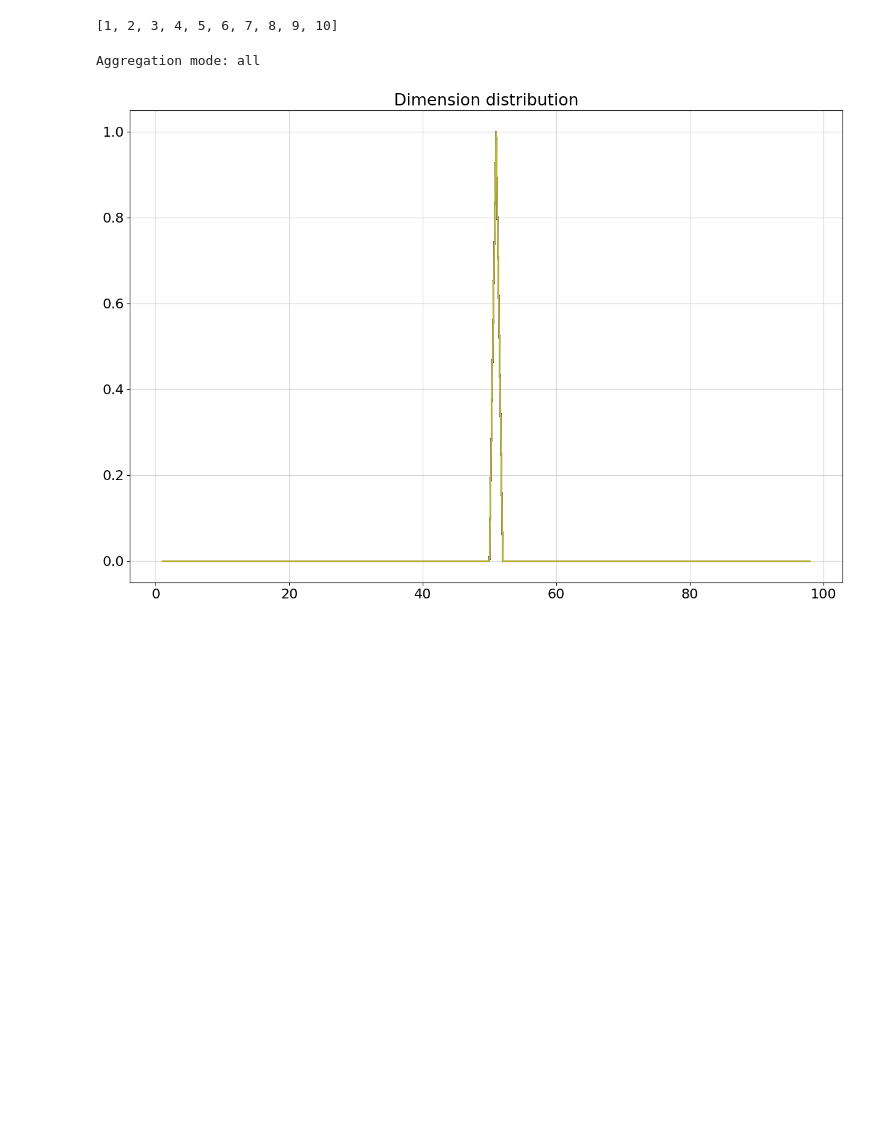
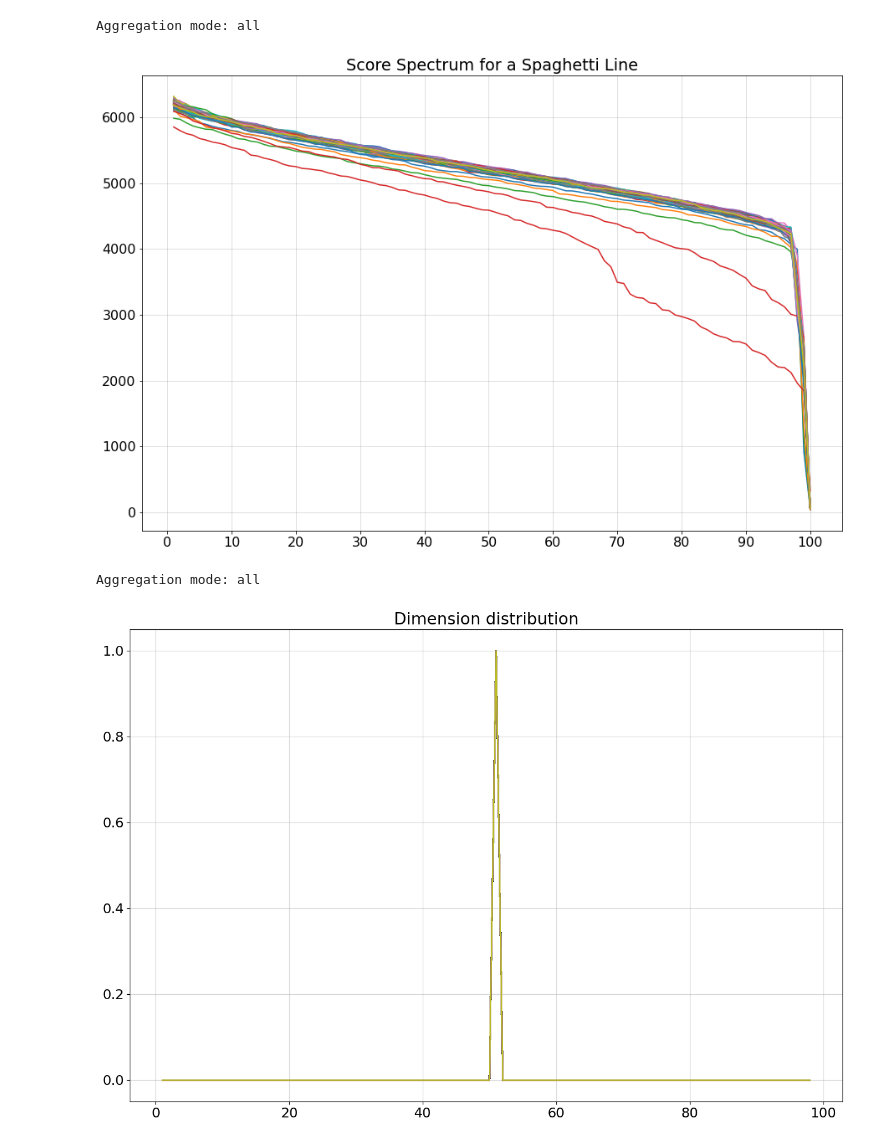
Before and after one commit to GBATZOLIS/conditional_score_diffusion, a Jupyter notebook: notebooks/plot_spectrum.ipynb, the cells around one changed output. Cells and saved outputs as stored; diff of their text form; code cells hidden in the pictures; blank space fills up the shorter version.

```diff
--- a/notebooks/plot_spectrum.ipynb
+++ b/notebooks/plot_spectrum.ipynb
@@ -10,12 +12,8 @@ from plot_utils import plot_spectrum
 # %%
 #path = 'logs/ksphere/n_1/dim_10/random_isometry/uniform_random/svd/svd_9000.pkl'
-path = 'logs/ksphere/n_1/dim_50/random_isometry/uniform_random/svd/svd_14000.pkl'
-#path = 'logs/line/sine_line/svd/svd_26500.pkl'
+#path = 'logs/ksphere/n_1/dim_50/random_isometry/uniform_random/svd/svd_14000.pkl'
+path = 'logs/line/sine_line/svd/svd_26500.pkl'
 #path = 'logs/mammoth/ve_random/svd/svd_16500.pkl'
-# %%
-list(range(1,10+1))
-# %% [output]
-[1, 2, 3, 4, 5, 6, 7, 8, 9, 10]
 # %%
 with open(path, 'rb') as f:
     svd = pickle.load(f)
@@ -24,3 +22,8 @@ import importlib
 import plot_utils
 importlib.reload(plot_utils)
 from plot_utils import plot_spectrum, plot_distribution
+# %%
+fig = plot_spectrum(svd, mode='all', title='Score Spectrum for a Spaghetti Line')
+# %% [output]
+Aggregation mode: all
+[figure, added]
```
Also changed, not shown: parts of 2 cells of this notebook, 39 other files.
